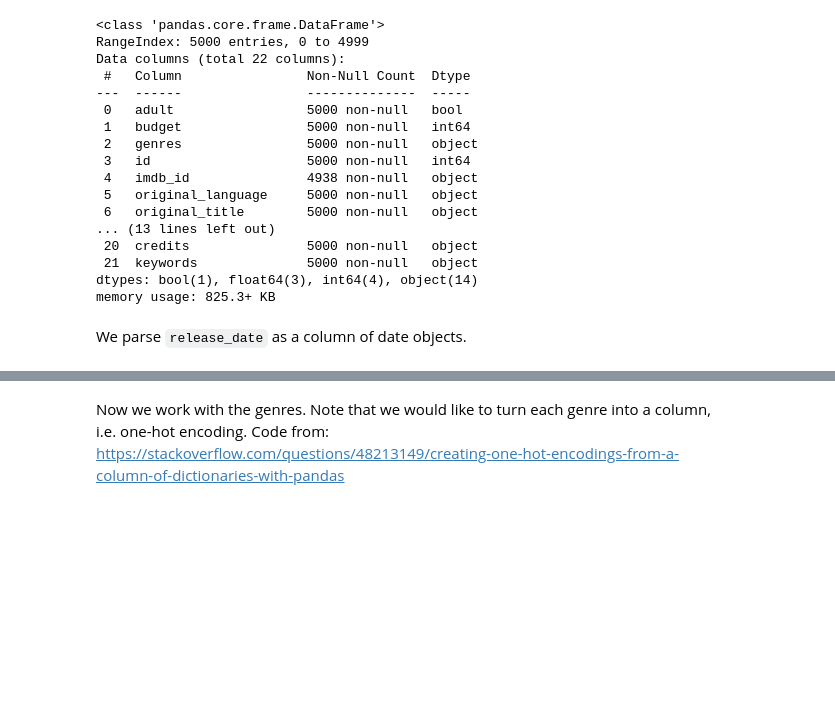
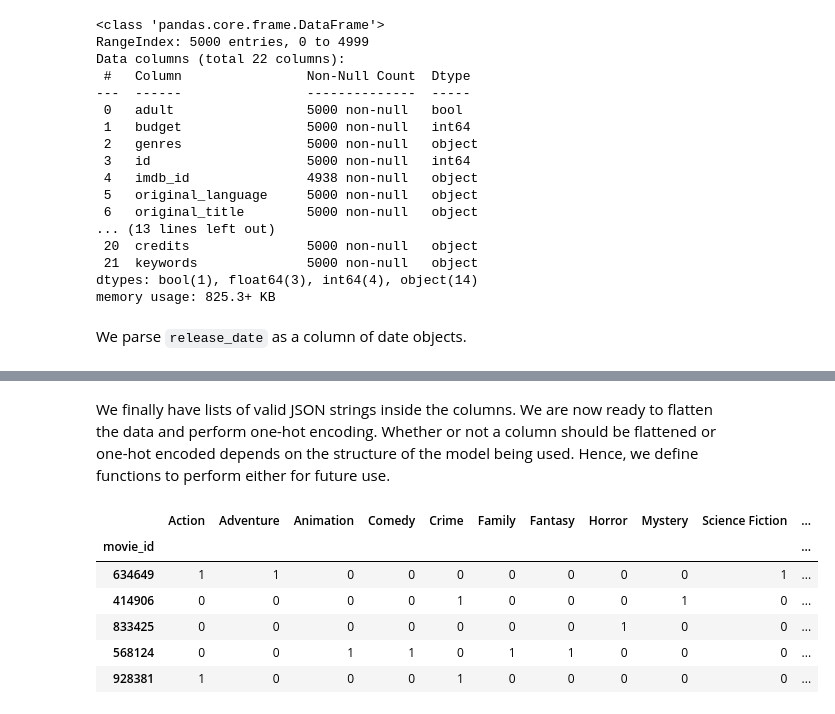
Before and after one commit to vibrantlychee/big-movie-data, a Jupyter notebook: exploratory.ipynb, the cells around one changed output, grey strips where cells are left out. Cells and saved outputs as stored; diff of their text form; code cells hidden in the pictures; blank space fills up the shorter version.

Commit message:
finished data cleaning functions
- made methods to flatten data and one hot encoding

```diff
--- a/exploratory.ipynb
+++ b/exploratory.ipynb
@@ -120,11 +117,0 @@ We do the same to flatten crew
-# %%
-list_of_crews = []
-for i in range(0, credits.shape[0], 1):
-    crew = pd.json_normalize(credits.crew[i])
-    crew["movie_id"] = credits.iloc[i, 0]
-    crew["title"] = credits.iloc[i,1]
-
-    list_of_crews.append(crew)
-
-flat_crew = pd.concat(list_of_casts)
-flat_crew.sample(5)
@@ -147,3 +175,3 @@ First we drop the `homepage` column, as it is of no use.
 # %%
-movies.drop(columns=["homepage"], inplace=True)
-movies.head()
+raw_data.drop("credits", axis=1, inplace=True)
+raw_data.head()
@@ -150,4 +186,53 @@ movies.head()
-# %% [markdown]
-Now we work with the genres. Note that we would like to turn each genre into
-a column, i.e. one-hot encoding. Code from:
-https://stackoverflow.com/questions/48213149/creating-one-hot-encodings-from-a-column-of-dictionaries-with-pandas
+# %% [markdown]
+We finally have lists of valid JSON strings inside the columns. We are now ready
+to flatten the data and perform one-hot encoding. Whether or not a column
+should be flattened or one-hot encoded depends on the structure of the model
+being used. Hence, we define functions to perform either for future use.
+# %%
+# creates a flat dataframe based on any column
+def flatten(df: pd.DataFrame, col: str):
+    """
+    INPUTS:
+        df:     (pd.DataFrame) a dataframe
+        col:    (str) the name of a column in df
+    OUTPUTS:
+                (pd.DataFrame) a dataframe flattened according to col
+    """
+
+    ls_of_temps = []
+    for i in range(0, df.shape[0], 1):
+        temp_df = pd.json_normalize(df[col][i])
+        temp_df["movie_id"] = df["id"][i]
+        temp_df["movie_title"] = df["title"][i]
+
+        temp_df.columns = [col + "_tmdb_" + x if x == "id" else x for x in temp_df.columns]
+        temp_df.columns = [col + "_" + x if x == "name" else x for x in temp_df.columns]
+
+        ls_of_temps.append(temp_df)
+
+    return pd.concat(ls_of_temps)
+
+# creates a new one-hot encoded dataframe based on any column
+def one_hot(df: pd.DataFrame, col: str):
+    """
+    INPUTS:
+        df:     (pd.DataFrame) a dataframe
+        col:    (str) the name of a column in df
+    OUTPUTS:
+                (pd.DataFrame) a dataframe one-hot encoded according to col
+    """
+    # flatten data on col
+    flat_df = flatten(df, col)
+
+    # compute one hot encoding using str.get_dummies
+    return flat_df.set_index("movie_id")[col + "_name"].str.get_dummies().sum(level=0)
+
+one_hot(raw_data, "genres")
+# %% [output]
+|  | Action | Adventure | Animation | Comedy | Crime | Family | Fantasy | Horror | Mystery | Science Fiction | ... |
+| movie_id |  |  |  |  |  |  |  |  |  |  | ... |
+| 634649 | 1 | 1 | 0 | 0 | 0 | 0 | 0 | 0 | 0 | 1 | ... |
+| 414906 | 0 | 0 | 0 | 0 | 1 | 0 | 0 | 0 | 1 | 0 | ... |
+| 833425 | 0 | 0 | 0 | 0 | 0 | 0 | 0 | 1 | 0 | 0 | ... |
+| 568124 | 0 | 0 | 1 | 1 | 0 | 1 | 1 | 0 | 0 | 0 | ... |
+| 928381 | 1 | 0 | 0 | 0 | 1 | 0 | 0 | 0 | 0 | 0 | ... |
```
Also changed, not shown: parts of 18 cells of this notebook.
